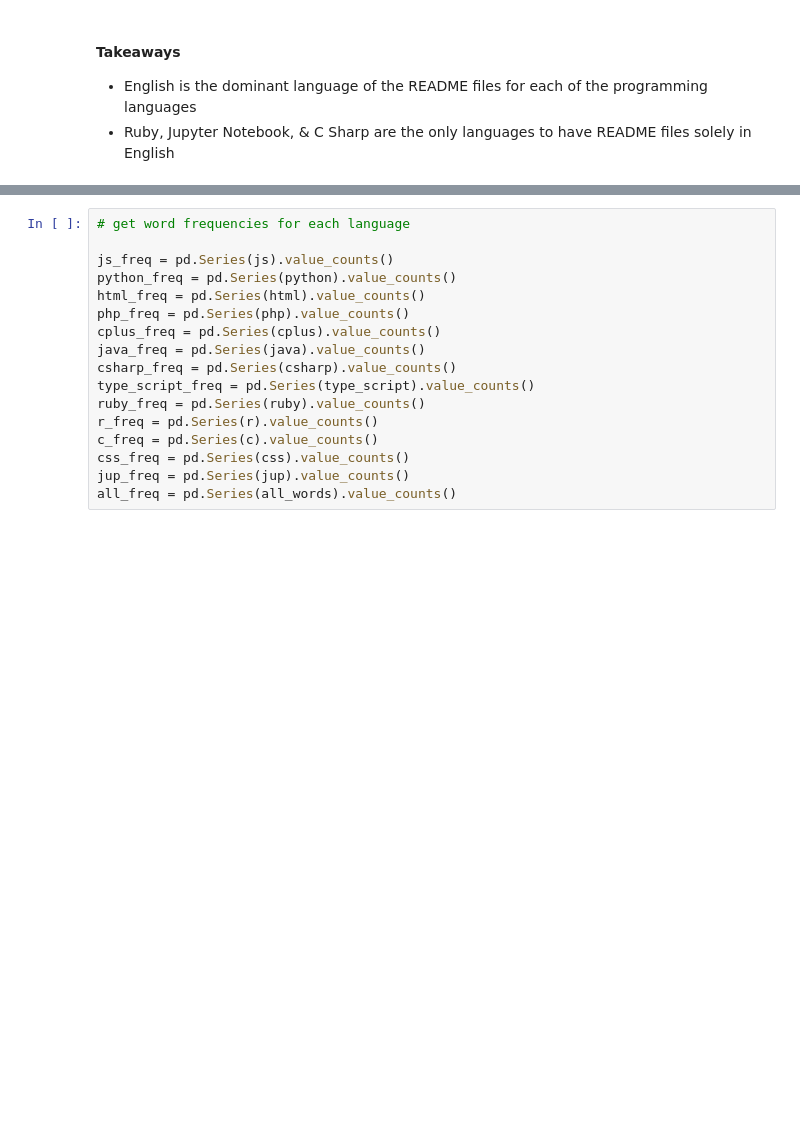
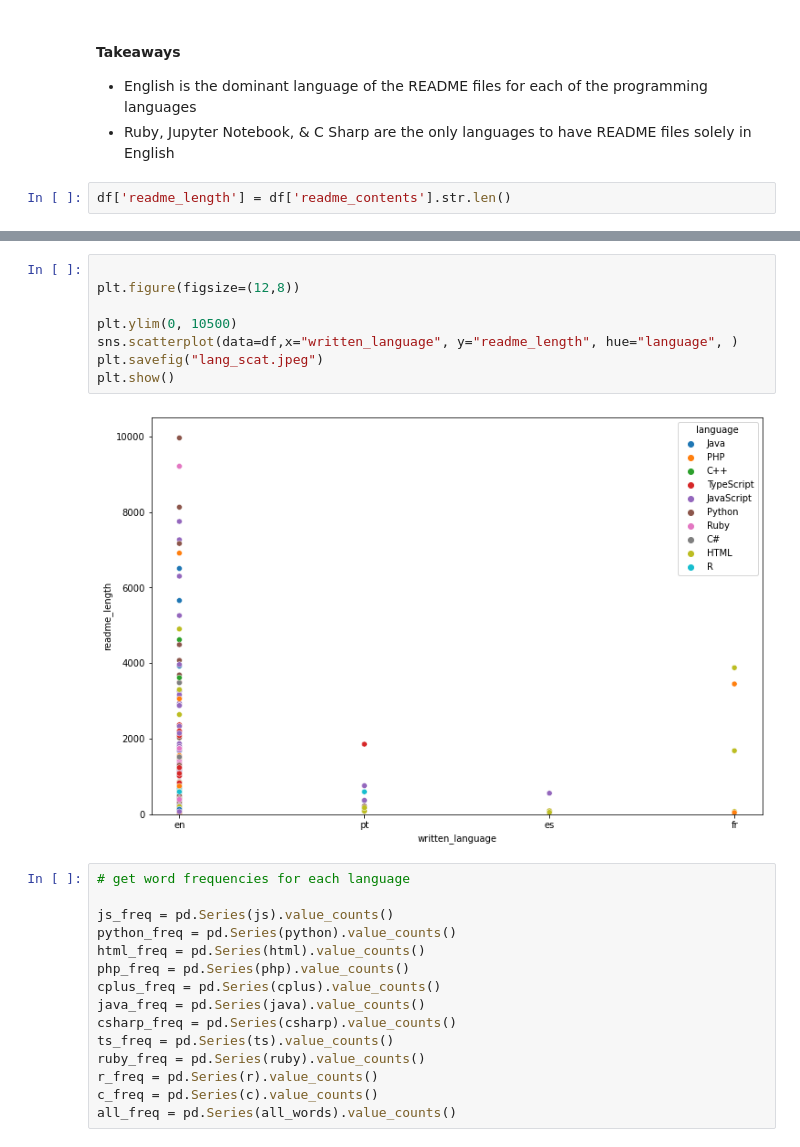
Before and after one commit to DBerchelmann/nlp-project, a Jupyter notebook: NLP_final_project_notebook.ipynb, the cells around one changed output, grey strips where cells are left out. Drawn from its saved outputs; the diff is of its cells as text; blank space fills up the shorter version.

```diff
--- a/NLP_final_project_notebook.ipynb
+++ b/NLP_final_project_notebook.ipynb
@@ -234,3 +243,5 @@ df.groupby('language').written_language.value_counts().to_frame()
 
 - English is the dominant language of the README files for each of the programming languages
 - Ruby, Jupyter Notebook, & C Sharp are the only languages to have README files solely in English
+# %%
+df['readme_length'] = df['readme_contents'].str.len()
@@ -237,3 +263,13 @@ df.groupby('language').written_language.value_counts().to_frame()
+# %%
+
+plt.figure(figsize=(12,8))
+
+plt.ylim(0, 10500)
+sns.scatterplot(data=df,x="written_language", y="readme_length", hue="language", )
+plt.savefig("lang_scat.jpeg")
+plt.show()
+# %% [output]
+[figure, added]
 # %%
 # get word frequencies for each language
 
@@ -244,12 +280,10 @@ php_freq = pd.Series(php).value_counts()
 cplus_freq = pd.Series(cplus).value_counts()
 java_freq = pd.Series(java).value_counts()
 csharp_freq = pd.Series(csharp).value_counts()
-type_script_freq = pd.Series(type_script).value_counts()
+ts_freq = pd.Series(ts).value_counts()
 ruby_freq = pd.Series(ruby).value_counts()
 r_freq = pd.Series(r).value_counts()
 c_freq = pd.Series(c).value_counts()
-css_freq = pd.Series(css).value_counts()
-jup_freq = pd.Series(jup).value_counts()
 all_freq = pd.Series(all_words).value_counts()
 # %%
 # Get a total word counts column by concating all langauge word frequencies.
```
Also changed, not shown: parts of 91 cells of this notebook, 10 other files.
